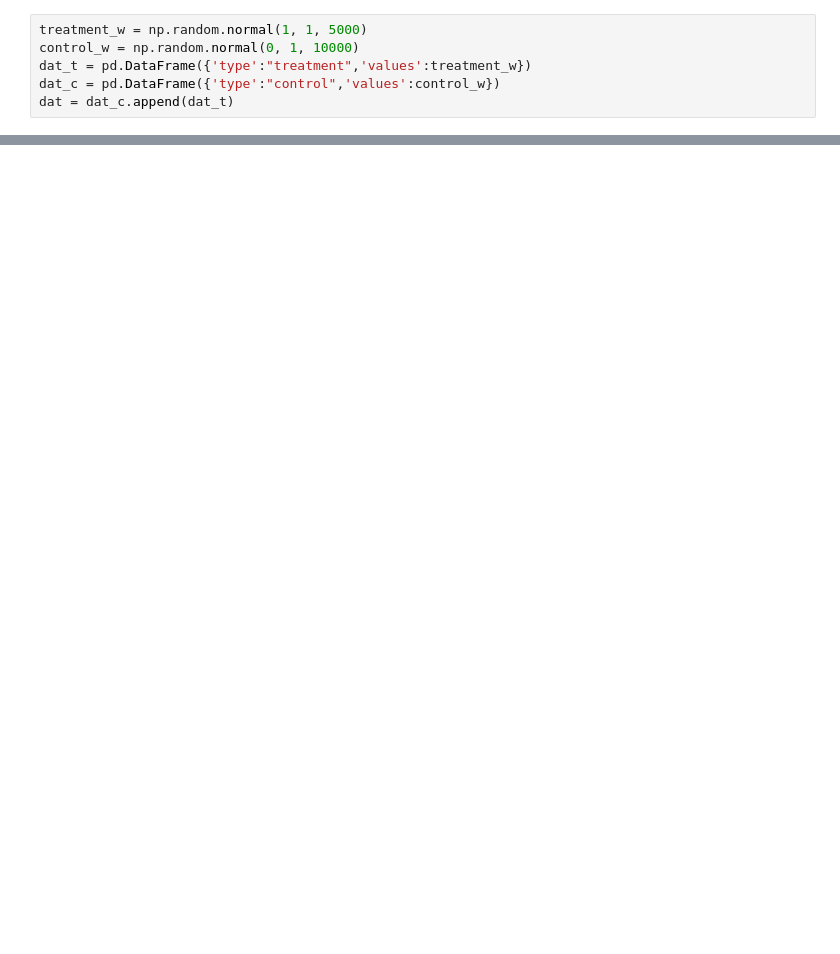
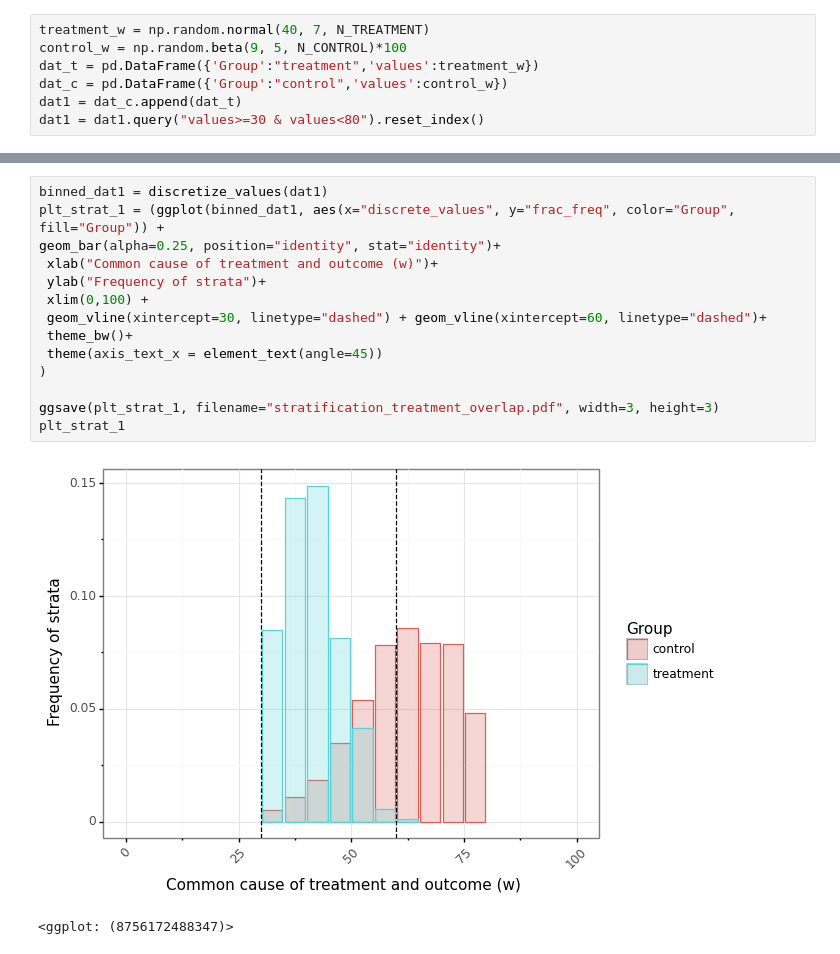
Before and after one commit to causalreasoning/cr-book, a Jupyter notebook: examples/ch04-estimation/visualize_conditioning_estimators.ipynb, the cells around one changed output, grey strips where cells are left out. Saved outputs shown, nothing was run; the diff lists cells and outputs as text; blank space fills up the shorter version.

```diff
--- a/examples/ch04-estimation/visualize_conditioning_estimators.ipynb
+++ b/examples/ch04-estimation/visualize_conditioning_estimators.ipynb
@@ -19,6 +66,7 @@ geom_histogram(bins=50,alpha=0.25, position="identity")
 # %%
-treatment_w = np.random.normal(1, 1, 5000)
-control_w = np.random.normal(0, 1, 10000)
-dat_t = pd.DataFrame({'type':"treatment",'values':treatment_w})
-dat_c = pd.DataFrame({'type':"control",'values':control_w})
-dat = dat_c.append(dat_t)
+treatment_w = np.random.normal(40, 7, N_TREATMENT)
+control_w = np.random.beta(9, 5, N_CONTROL)*100
+dat_t = pd.DataFrame({'Group':"treatment",'values':treatment_w})
+dat_c = pd.DataFrame({'Group':"control",'values':control_w})
+dat1 = dat_c.append(dat_t)
+dat1 = dat1.query("values>=30 & values<80").reset_index()
@@ -31,0 +128,17 @@ geom_histogram(bins=50,alpha=0.25, position="identity")
+# %%
+binned_dat1 = discretize_values(dat1)
+plt_strat_1 = (ggplot(binned_dat1, aes(x="discrete_values", y="frac_freq", color="Group", fill="Group")) +
+geom_bar(alpha=0.25, position="identity", stat="identity")+
+ xlab("Common cause of treatment and outcome (w)")+
+ ylab("Frequency of strata")+
+ xlim(0,100) +
+ geom_vline(xintercept=30, linetype="dashed") + geom_vline(xintercept=60, linetype="dashed")+
+ theme_bw()+
+ theme(axis_text_x = element_text(angle=45))
+)
+
+ggsave(plt_strat_1, filename="stratification_treatment_overlap.pdf", width=3, height=3)
+plt_strat_1
+# %% [output]
+[figure, added]
+<ggplot: (8756172488347)>
```
Also changed, not shown: parts of 25 cells of this notebook, 2 other files.
